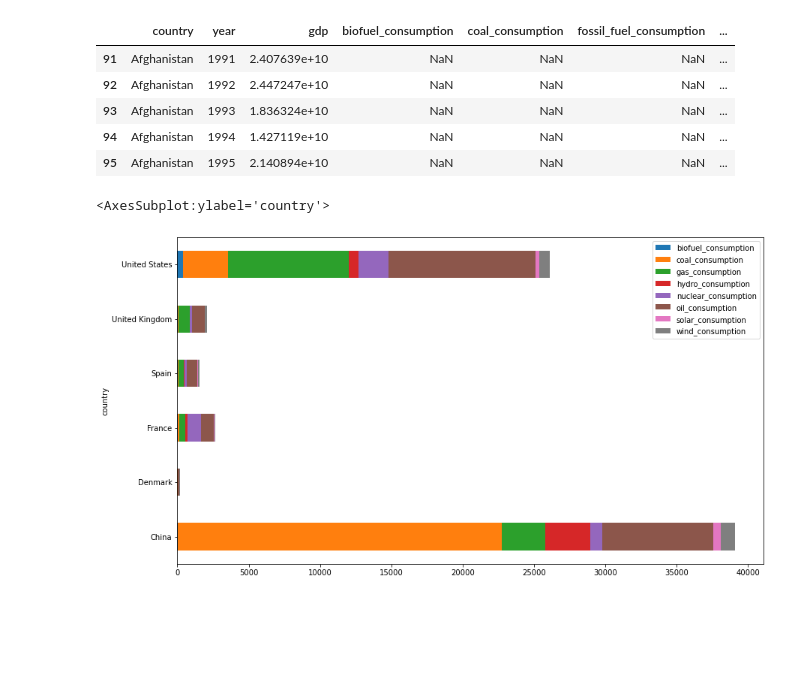
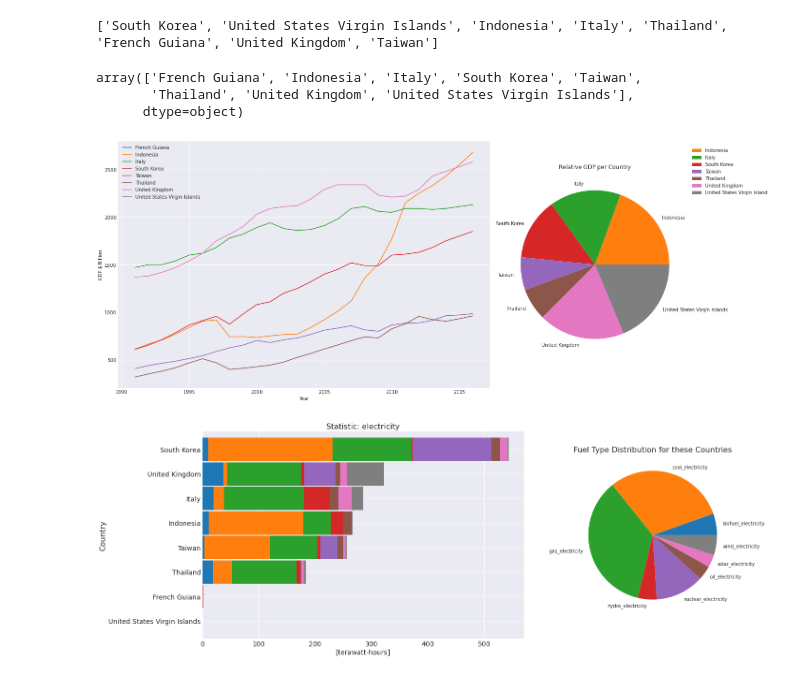
Before and after one commit to curvenote/interact, a Jupyter notebook: notebooks/owid_energy_data.ipynb, the cells around one changed output. Saved outputs shown, nothing was run; the diff lists cells and outputs as text; code cells hidden in the pictures; blank space fills up the shorter version.

```diff
--- a/notebooks/owid_energy_data.ipynb
+++ b/notebooks/owid_energy_data.ipynb
@@ -16,10 +23,13 @@ for items in itertools.product(fuel, stat_suffix):
 # %%
-df2 = pd.concat([df[['country','year', 'gdp']], df.filter(like=stat_suffix[0])], axis=1)[df['year']> 1990]
-df2.head()
+stats = ["_".join(items) for items in itertools.product(fuel, [selected_stat])]
+keep_cols = ['year', 'gdp','country']+stats
+df2 = pd.concat([df[['country','year', 'gdp']], df.filter(items=stats)], axis=1)[df['year']> 1990]
+
+print(country_list)
+df_sel = df2[df2['country'].isin(country_list)]
+df_sel['country'].unique()
 # %% [output]
-|  | country | year | gdp | biofuel_consumption | coal_consumption | fossil_fuel_consumption | ... |
-| 91 | Afghanistan | 1991 | 2.407639e+10 | NaN | NaN | NaN | ... |
-| 92 | Afghanistan | 1992 | 2.447247e+10 | NaN | NaN | NaN | ... |
-| 93 | Afghanistan | 1993 | 1.836324e+10 | NaN | NaN | NaN | ... |
-| 94 | Afghanistan | 1994 | 1.427119e+10 | NaN | NaN | NaN | ... |
-| 95 | Afghanistan | 1995 | 2.140894e+10 | NaN | NaN | NaN | ... |
+['South Korea', 'United States Virgin Islands', 'Indonesia', 'Italy', 'Thailand', 'French Guiana', 'United Kingdom', 'Taiwan']
+array(['French Guiana', 'Indonesia', 'Italy', 'South Korea', 'Taiwan',
+       'Thailand', 'United Kingdom', 'United States Virgin Islands'],
+      dtype=object)
@@ -29,14 +36,44 @@ stats = ["_".join(items) for items in itertools.product(fuel, [selected_stat])]
-# %%
-fig, ax = plt.subplots(figsize=(14,8))
-country_list = ['China', 'United States', 'United Kingdom', 'France', 'Spain', 'Denmark']
-df3 = df2[(df2['country'].isin(country_list)) & (df['year'] == 2019)][['country']+stats]
-df3 = df3.set_index('country')
-df3.plot(kind="barh", ax=ax, stacked=True)
-
-
-# .plot(x='country', ax=ax, kind='barh', stacked=True);
-# ax.set_title('% Electricity generated by Solar');
-# ax.legend(country_list);
-# %% [output]
-<AxesSubplot:ylabel='country'>
-[figure, removed]
+# %%
+with plt.style.context('seaborn-darkgrid'):
+    fig, ax = plt.subplots(1,2, figsize=(20,8), gridspec_kw={'width_ratios': [2, 1]})
+    df_gdp = df_sel[['country', 'year','gdp']]
+    df_gdp['gdp'] = df_gdp['gdp'] / 1e9;
+    df_gdp_c = df_gdp.groupby('country')
+
+    df_gdp_c.plot(kind="line", x='year', ax=ax[0]);
+
+    ax[0].legend(df_gdp_c.groups.keys())
+    ax[1].set_title('Country GDP Since 1990 ($ Billion)')
+    ax[0].set_xlabel('Year')
+    ax[0].set_ylabel('GDP $ Billion')
+
+    df_sel['gdp'] = df_sel['gdp'].ffill();
+    df_sel[df_sel['year'] == selected_year][['country','gdp']].set_index('country').plot(kind="pie", y='gdp', ax=ax[1]).legend(loc='center left',bbox_to_anchor=(1.0, 1.0));
+    ax[1].set_ylabel('')
+    ax[1].set_title('Relative GDP per Country')
+    plt.tight_layout()
+# %% [output]
+[figure, added]
+# %%
+with plt.style.context('seaborn-darkgrid'):
+    fig, ax = plt.subplots(1,2,figsize=(20,8), gridspec_kw={'width_ratios': [2, 1]})
+    df_p = df_sel[(df_sel['year'] == selected_year)][['country']+stats]
+    df_p = df_p.set_index('country')
+
+    if normalize:
+        df_p = 100*df_p.div(df_p.sum(axis=1), axis=0)
+
+    s = df_p.sum(axis=1).sort_values(ascending=True)
+    df_p = df_p.reindex(s.index)
+    df_p.plot(kind="barh", ax=ax[0], stacked=True, width=0.95, legend=False);
+    ax[0].set_title('Statistic: ' + selected_stat,fontsize=16);
+    ax[0].set_ylabel('Country',fontsize=16);
+    ax[0].set_xlabel("[percentage]" if normalize else f"[{selected_unit}]",fontsize=14);
+    for label in (ax[0].get_xticklabels() + ax[0].get_yticklabels()):
+        label.set_fontsize(14)
+
+    df_p.sum().plot(kind="pie", ax=ax[1])
+    ax[1].set_ylabel('')
+    ax[1].set_title('Fuel Type Distribution for these Countries', fontsize=16)
+# %% [output]
+[figure, added]
```
Also changed, not shown: parts of 7 cells of this notebook, 34 other files.
